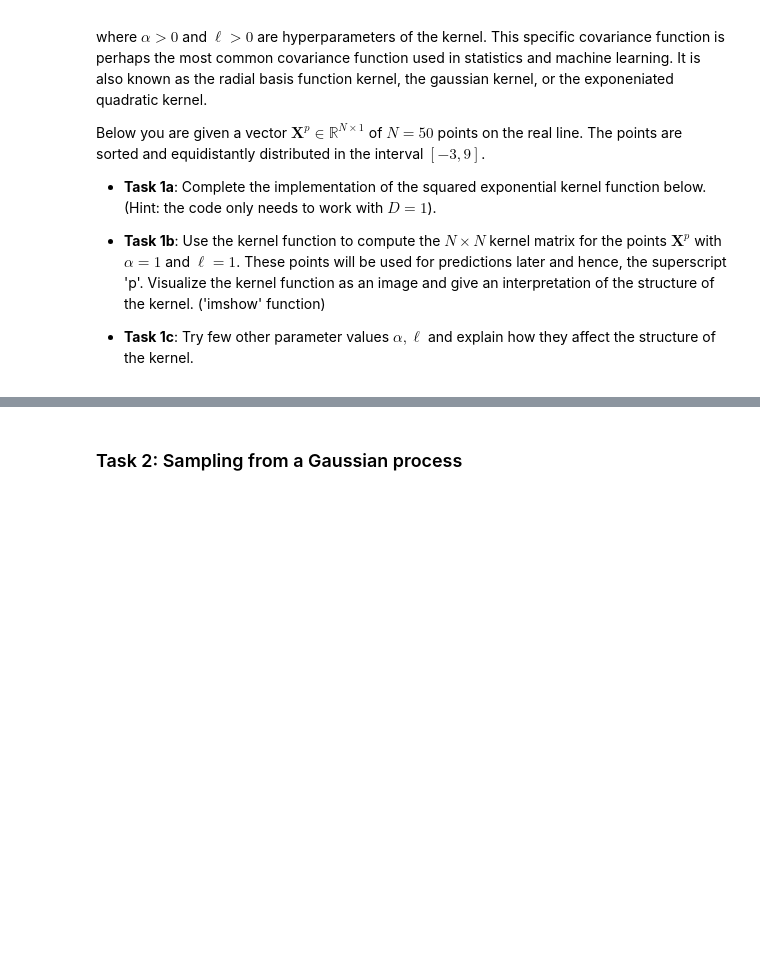
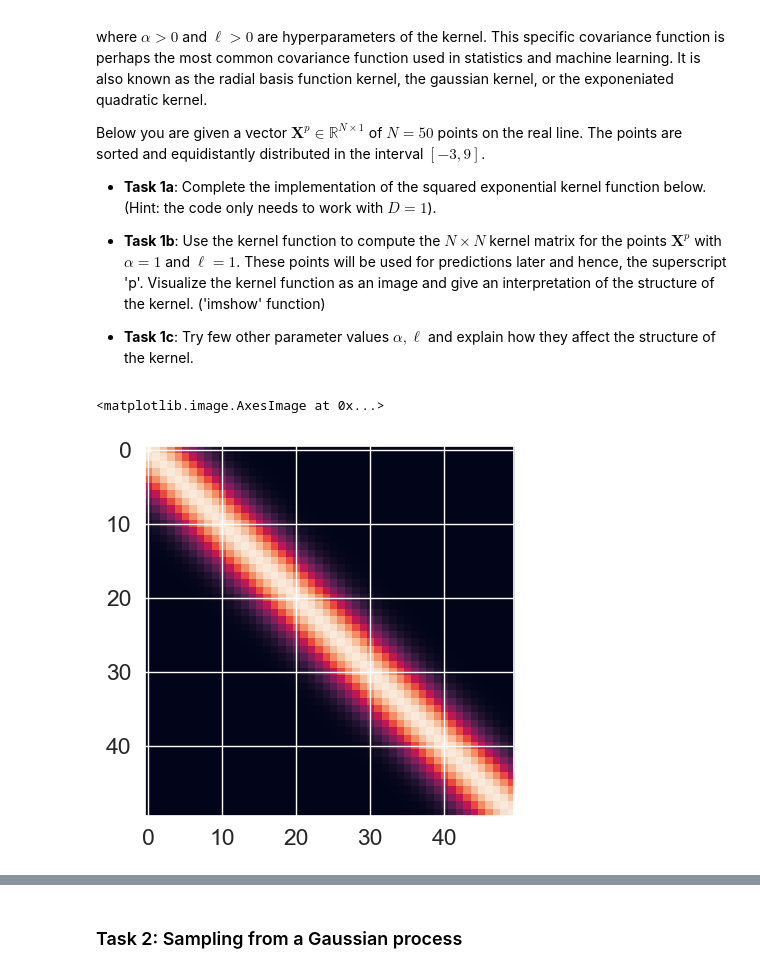
Before and after one commit to dave1b/TSM_BayMachLe, a Jupyter notebook: 07_week/Exercises_week7_GP.ipynb, the cells around one changed output, grey strips where cells are left out. Cells and saved outputs as stored; diff of their text form; code cells hidden in the pictures; blank space fills up the shorter version.

```diff
--- a/07_week/Exercises_week7_GP.ipynb
+++ b/07_week/Exercises_week7_GP.ipynb
@@ -64,3 +64,9 @@ def create_se_kernel(X1, X2, alpha=1, scale=1):
     ###############################################
     # ------- insert code here -------------------
     ###############################################
+# %%
+Kpp = create_se_kernel(Xp, Xp)
+plt.imshow(Kpp)
+# %% [output]
+<matplotlib.image.AxesImage at 0x...>
+[figure, added]
```
Also changed, not shown: parts of 4 cells of this notebook, 3 other files.
